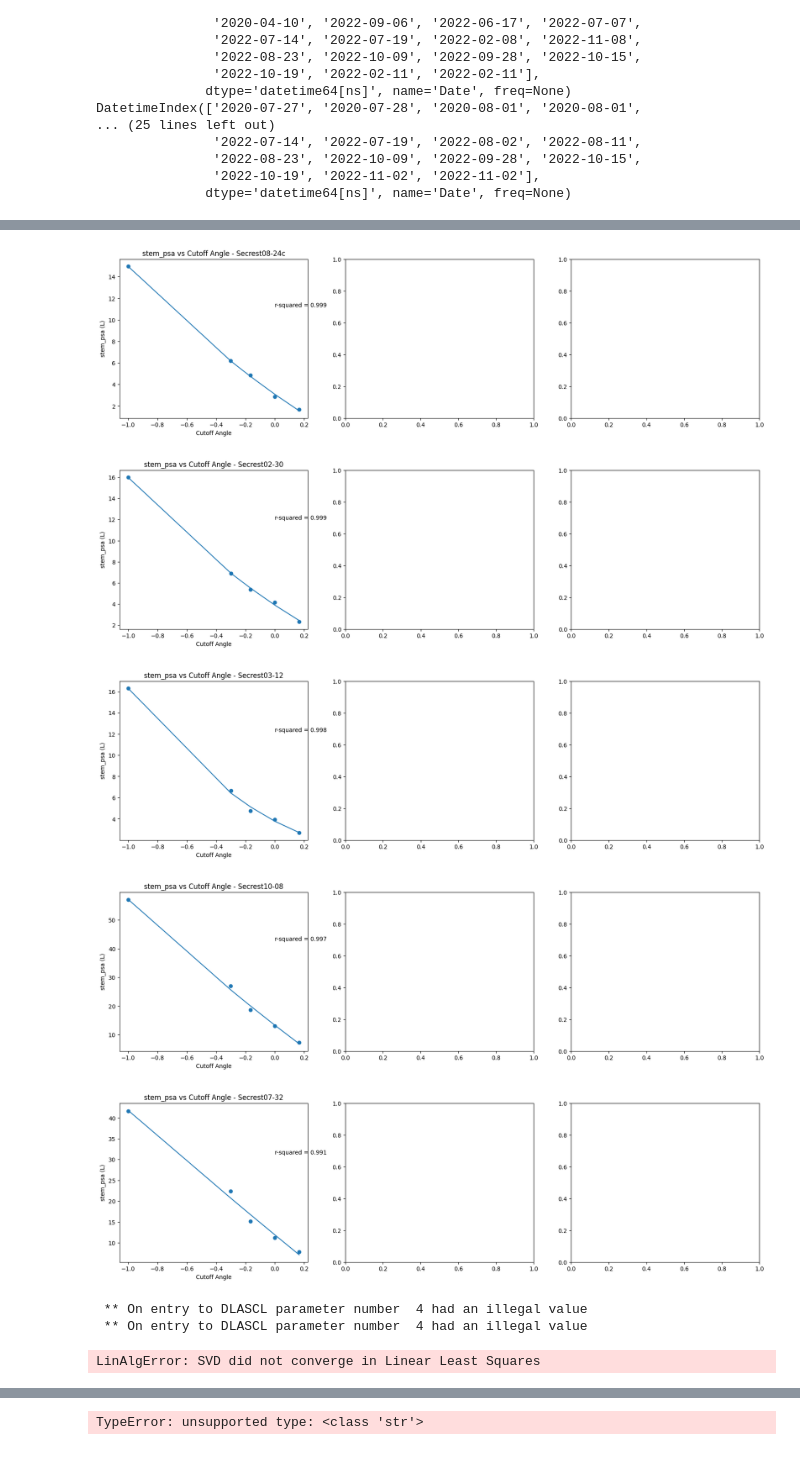
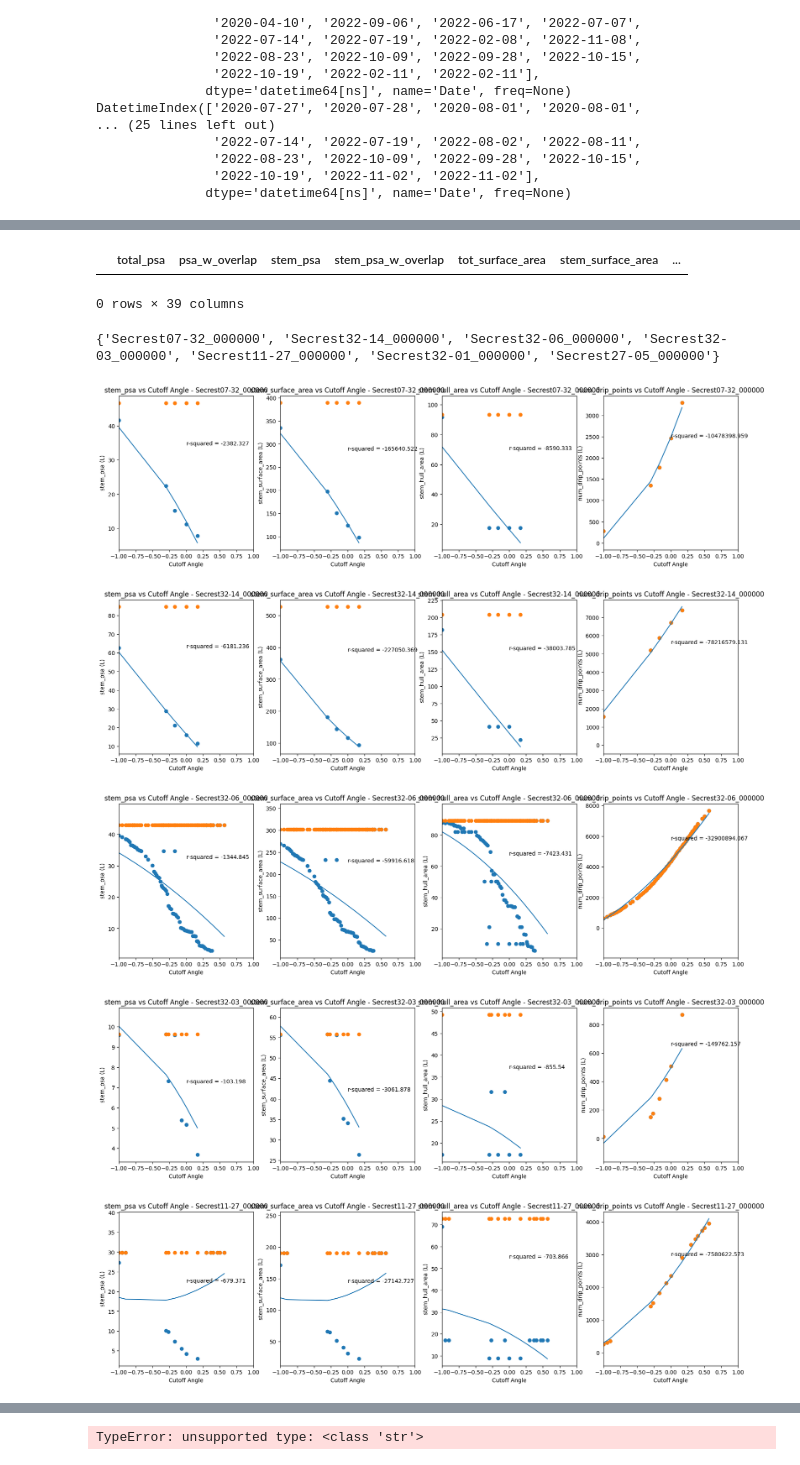
Before and after one commit to wischmcj/canopyHydrodynamics, a Jupyter notebook: scripts/sensitivity_analysis.ipynb, the cells around one changed output, grey strips where cells are left out. Saved outputs shown, nothing was run; the diff lists cells and outputs as text; code cells hidden in the pictures.

```diff
--- a/scripts/sensitivity_analysis.ipynb
+++ b/scripts/sensitivity_analysis.ipynb
@@ -309,0 +379,8 @@ print(tups)
+# %%
+#testing out filtering the all tree stats dataset
+all_tree_stats.loc[ all_tree_stats['file_name']== 'Secrest32-06']
+
+# set(all_tree_stats['file_name'])
+# %% [output]
+|  | total_psa | psa_w_overlap | stem_psa | stem_psa_w_overlap | tot_surface_area | stem_surface_area | ... |
+0 rows × 39 columns
@@ -310,4 +499,5 @@ print(tups)
 # %%
+#plotting correlations basedon sensitivity analysis runs
 import pandas as pd
 import matplotlib.pyplot as plt
 import numpy as np
@@ -323,68 +513,83 @@ grouped = all_tree_stats.groupby('file_name')
 
 # fields = [('vol_over_ssa', 'vol_over_sps'), ('vol_over_sha', 'vol_over_ssa'), ('vol_over_ssa', 'vol_over_sha')] #, 'vol_over_dbh', 'vol_over_oza', 'vol_over_ota']
 
-# fields = ['vol_over_sps', 'num_drip_points', 'vol_over_ssa']
+fields = [('stem_psa','total_psa'), ('stem_surface_area','tot_surface_area'), ('stem_hull_area','tot_hull_area'), ('num_drip_points','num_drip_points')]
 
-fields = ['stem_psa']
+new_file_names = set([file for file in all_tree_stats['file_name'] if '32' in file or '27' in file])
+print(new_file_names)
+# fields = ['stem_psa']
 def plot_correlation(field:tuple):
     # For each group (file name), plot a line graph of case name vs vol_over_sps
-     for file_name in file_names:
-        fig, ax = plt.subplots(1,3, figsize=(20, 5))
+     for file_name in new_file_names:
+        fig, ax = plt.subplots(1,len(fields), figsize=(20, 5))
         # Replace 'your_file_name' with the actual file name you want to filter by
-        filtered_df = all_tree_stats.loc[all_tree_stats['file_name'] == file_name  ]
-        for idx, field in enumerate(fields):
-
-            ax[idx].set_title(f"{field} vs Cutoff Angle - {file_name}")
-            ax[idx].set_xlabel("Cutoff Angle")
-            ax[idx].set_ylabel(f"{field} (L)")
+        filtered_df = all_tree_stats.loc[all_tree_stats['file_name'] == file_name ]
+        for idx, field_tup in enumerate(fields):
+            field, tot_field = field_tup
+            plot = ax[idx]
+            plot.set_title(f"{field} vs Cutoff Angle - {file_name}")
+            plot.set_xlabel("Cutoff Angle")
+            plot.set_ylabel(f"{field} (L)")
+            plot.set_xlim([-1,1])
             x = filtered_df["case_name"]
             y = filtered_df[field]
-            ax[idx].scatter(x, y)
+            plot.scatter(x, y)
 
+            tot_x = filtered_df["case_name"]
+            tot_y = filtered_df[tot_field]
+            plot.scatter(tot_x, tot_y)
+
+            try:
+
+                # x_flitered, y_predicted, rsq, fit_type, coeff = find_fit_func(
+                #     quartic, np.array(x), np.array(y)
+                # )
+
+                # plot.annotate(
+                #     f"r^2 = {rsq}, fit = {fit_type}",
+                #     (0, np.max(y) * 0.9),
+                # )
+                # plot.plot(x_flitered, y_predicted)
             # Calculating a line of best fit (and its r-squared) to add to the above referenced chart
-            z = np.polyfit(x, y, 2)
-            p = np.poly1d(z)
-            y_predicted = p(x)
-            try:
-                rsq = round(r2_score(y, y_predicted), 3)
+                z = np.polyfit(x, y, 2)
+                p = np.poly1d(z)
+                y_predicted = p(x)
+                rsq = round(r2_score(x, y_predicted), 3)
 
                 ax[idx].annotate(
                     f"r-squared = {rsq}",
                     (0, np.max(y) * 0.75),
                 )
-                ax[idx].plot(x, y_predicted)
+                ax[idx].plot(x, y_predicted, )
             except Exception as e:
                 print(f'r2 did not converge{e}')
-                ax[idx].plot(x, y)
 
             # ax[1].set_title(f"{field[1]} vs Cutoff Angle - {file_name}")
             # ax[1].set_xlabel("Cutoff Angle")
             # ax[1].set_ylabel(f"{field[1]} (L)")
             # x = filtered_df["case_name"]
             # y = filtered_df[field[1]]
             # ax[1].scatter(x, y)
 
             # # Calculating a line of best fit (and its r-squared) to add to the above referenced chart
             # z = np.polyfit(x, y, 2)
             # p = np.poly1d(z)
             # y_predicted = p(x)
             # rsq = round(r2_score(y, y_predicted), 3)
 
             # ax[1].annotate(
             #     f"r-squared = {rsq}",
             #     (0, np.max(y) * 0.75),
             # )
             # ax[1].plot(x, y_predicted)
 
-        plt.show()
+        # plt.show()
 
 plot_correlation(fields)
 # %% [output]
+{'Secrest07-32_000000', 'Secrest32-14_000000', 'Secrest32-06_000000', 'Secrest32-03_000000', 'Secrest11-27_000000', 'Secrest32-01_000000', 'Secrest27-05_000000'}
-[figure, old version]
+[figure, new version]
-[figure, old version]
+[figure, new version]
-[figure, old version]
+[figure, new version]
-[figure, old version]
+[figure, new version]
-[figure, old version]
+[figure, new version]
- ** On entry to DLASCL parameter number  4 had an illegal value
- ** On entry to DLASCL parameter number  4 had an illegal value
-LinAlgError: SVD did not converge in Linear Least Squares
```
Also changed, not shown: parts of 14 cells of this notebook, 6 other files.
